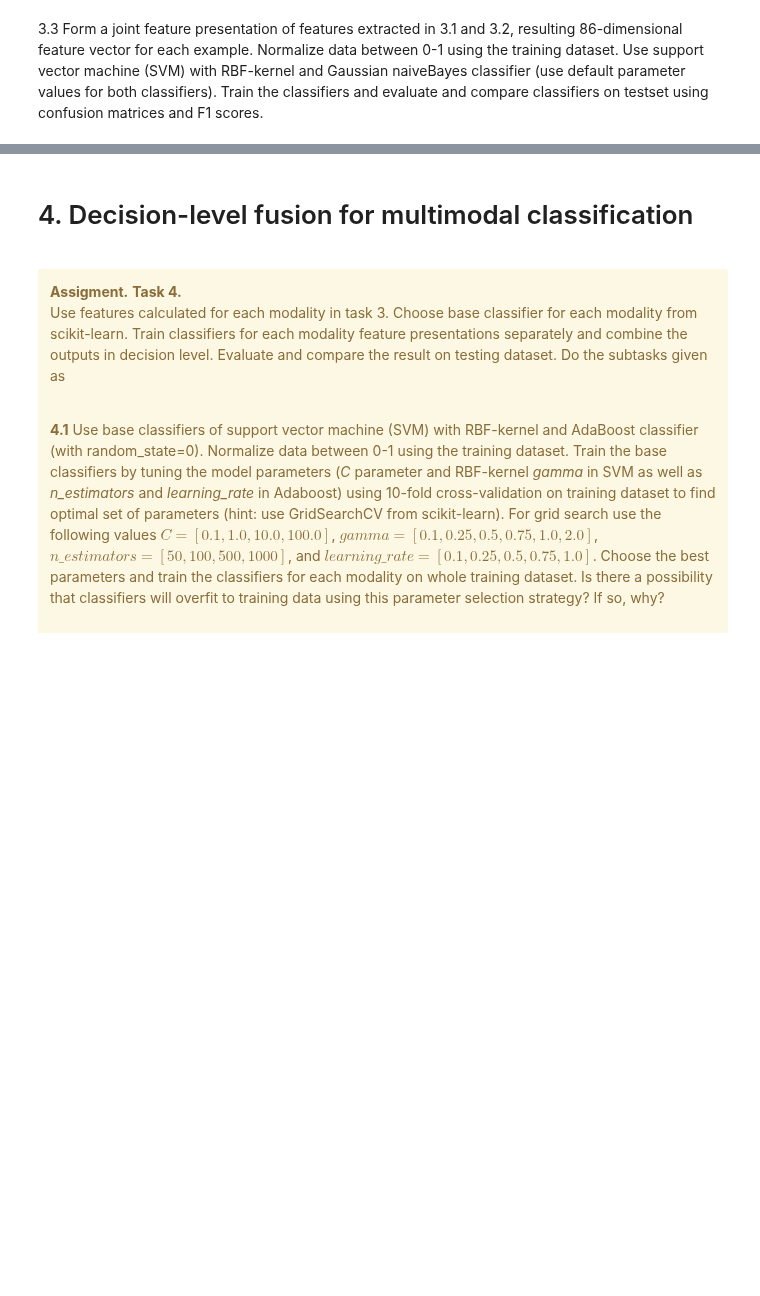
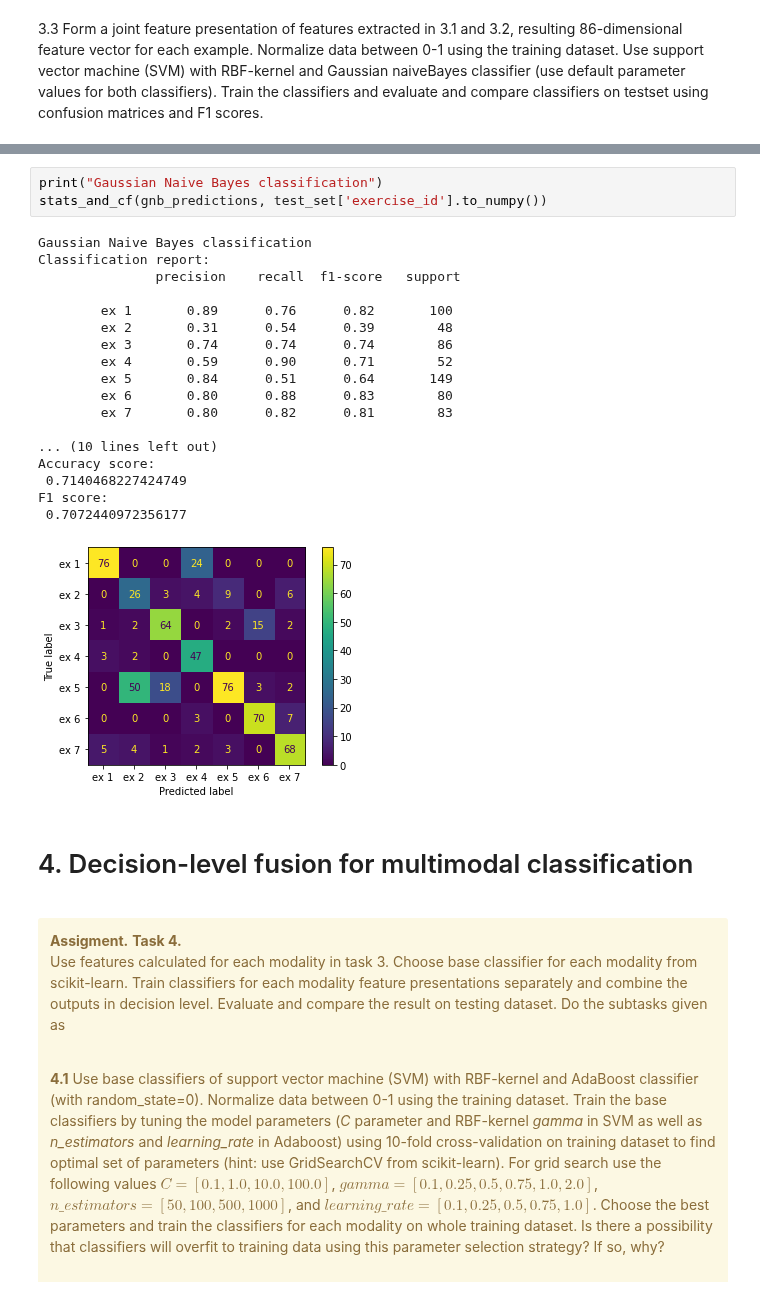
Before and after one commit to anushaihalapathirana/Multi_modal_data_fusion, a Jupyter notebook: project-work-MEx-classification.ipynb, the cells around one changed output, grey strips where cells are left out. Drawn from its saved outputs; the diff is of its cells as text; blank space fills up the shorter version.

```diff
--- a/project-work-MEx-classification.ipynb
+++ b/project-work-MEx-classification.ipynb
@@ -1106,3 +1005,25 @@ F1 score:
+# %%
+print("Gaussian Naive Bayes classification")
+stats_and_cf(gnb_predictions, test_set['exercise_id'].to_numpy())
+# %% [output]
+Gaussian Naive Bayes classification
+Classification report:
+               precision    recall  f1-score   support
+
+        ex 1       0.89      0.76      0.82       100
+        ex 2       0.31      0.54      0.39        48
+        ex 3       0.74      0.74      0.74        86
+        ex 4       0.59      0.90      0.71        52
+        ex 5       0.84      0.51      0.64       149
+        ex 6       0.80      0.88      0.83        80
+        ex 7       0.80      0.82      0.81        83
+
+... (10 lines left out)
+Accuracy score:
+ 0.7140468227424749
+F1 score:
+ 0.7072440972356177
+[figure, added]
 # %% [markdown]
 # 4. Decision-level fusion for multimodal classification
 # %% [markdown]
```
Also changed, not shown: parts of 21 cells of this notebook.
